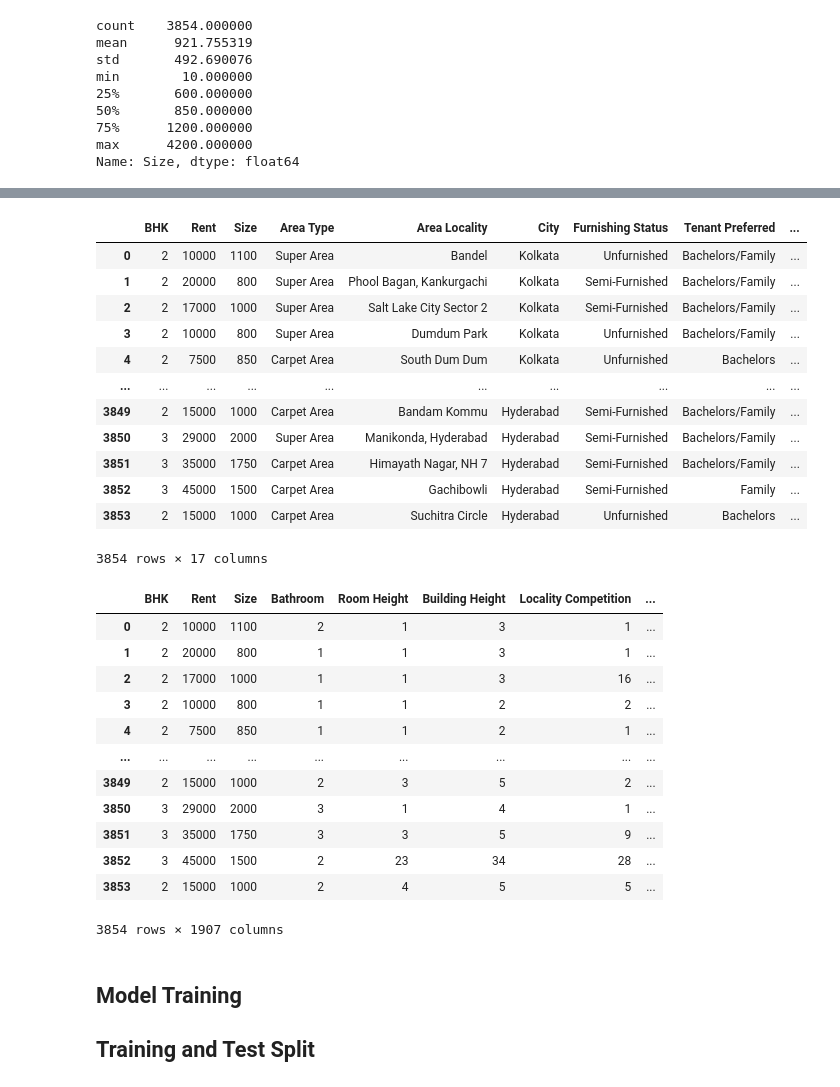
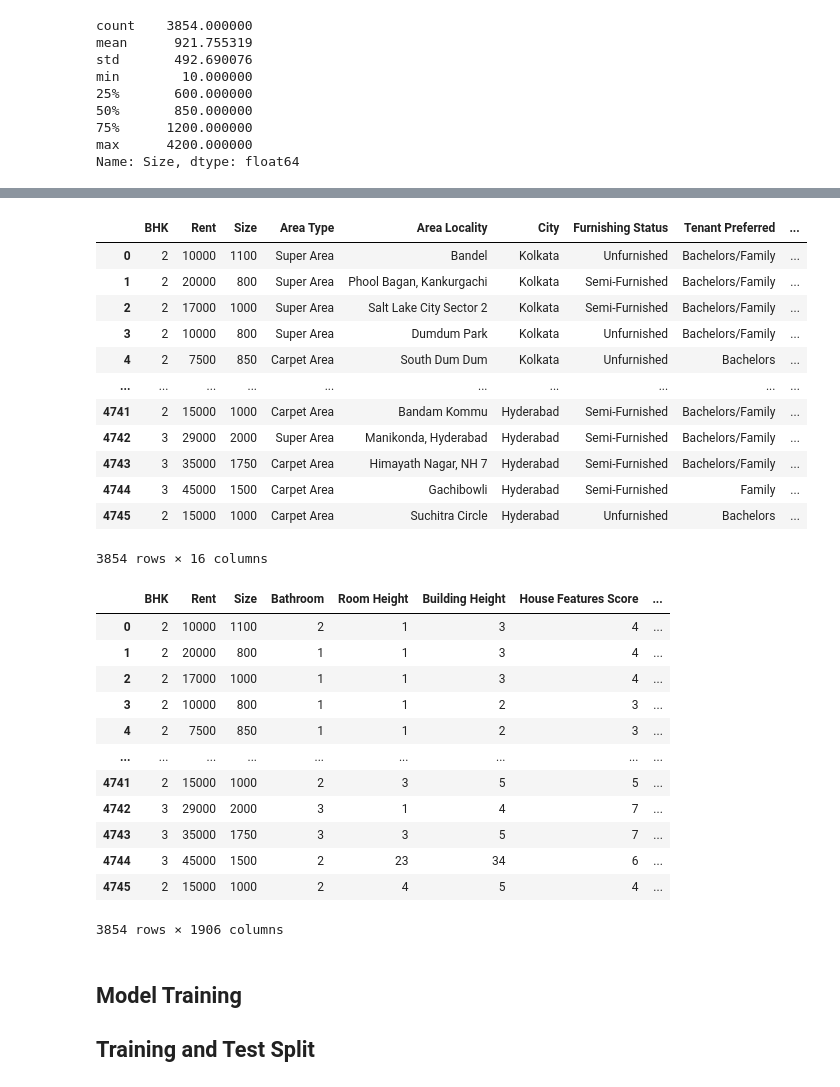
Before and after one commit to spadrejuan/CSELEC2C-LabExer1, a Jupyter notebook: Padrejuan - Lab Exercise 1 - Source Code.ipynb, the cells around one changed output, grey strips where cells are left out. Saved outputs shown, nothing was run; the diff lists cells and outputs as text; code cells hidden in the pictures.

```diff
--- a/Padrejuan - Lab Exercise 1 - Source Code.ipynb
+++ b/Padrejuan - Lab Exercise 1 - Source Code.ipynb
@@ -458,8 +390,8 @@ Name: Size, dtype: float64
 # Define bin ranges and labels
 bin_ranges = [0, 600, 850, 1200, float('inf')]
 bin_labels = ['Room', 'Unit', 'House', 'Complex']
-quantified_type['Size Category'] = pd.cut(quantified_type['Size'], bins=bin_ranges, labels=bin_labels)
-classified_size = quantified_type
+quantified_floor['Size Category'] = pd.cut(quantified_floor['Size'], bins=bin_ranges, labels=bin_labels)
+classified_size = quantified_floor
 # %%
 classified_size
 # %% [output]
@@ -478,0 +443,12 @@ classified_size
+# %%
+# Calculate the score based on BHK, Bathroom, and Furnishing Status
+def calculate_score(row):
+    score = row['BHK'] + row['Bathroom']
+    # Add incentives based on Furnishing Status
+    if row['Furnishing Status'] == 'Semi-Furnished':
+        score += 1
+    elif row['Furnishing Status'] == 'Furnished':
+        score += 2
+    return score
+classified_size['House Features Score'] = classified_size.apply(calculate_score, axis=1)
+house_features = classified_size
@@ -478,0 +471,10 @@ classified_size
+# %%
+# Concatenate the columns to create a new column 'Density'
+house_features['Location'] = house_features['Area Locality'] + '_' + house_features['Area Type'] + '_' + house_features['City']
+
+# Count the occurrences of each combination and create a new column 'Density Count'
+house_features['Density Count'] = house_features.groupby('Density')['Density'].transform('count')
+
+# Display the DataFrame
+density_count = house_features.drop(columns='Density')
+density_count
@@ -479,5 +495,5 @@ classified_size
 # %%
-final_data = classified_size.drop(columns=['Posted On']) # drop this since it does not give information
+final_data = density_count.drop(columns=['Posted On']) # drop this since it does not give information
 final_data # this will now be the final dataset for the model
 # %% [output]
 |  | BHK | Rent | Size | Area Type | Area Locality | City | Furnishing Status | Tenant Preferred | ... |
@@ -487,12 +503,12 @@ final_data # this will now be the final dataset for the model
 | 3 | 2 | 10000 | 800 | Super Area | Dumdum Park | Kolkata | Unfurnished | Bachelors/Family | ... |
 | 4 | 2 | 7500 | 850 | Carpet Area | South Dum Dum | Kolkata | Unfurnished | Bachelors | ... |
 | ... | ... | ... | ... | ... | ... | ... | ... | ... | ... |
-| 3849 | 2 | 15000 | 1000 | Carpet Area | Bandam Kommu | Hyderabad | Semi-Furnished | Bachelors/Family | ... |
-| 3850 | 3 | 29000 | 2000 | Super Area | Manikonda, Hyderabad | Hyderabad | Semi-Furnished | Bachelors/Family | ... |
-| 3851 | 3 | 35000 | 1750 | Carpet Area | Himayath Nagar, NH 7 | Hyderabad | Semi-Furnished | Bachelors/Family | ... |
-| 3852 | 3 | 45000 | 1500 | Carpet Area | Gachibowli | Hyderabad | Semi-Furnished | Family | ... |
-| 3853 | 2 | 15000 | 1000 | Carpet Area | Suchitra Circle | Hyderabad | Unfurnished | Bachelors | ... |
+| 4741 | 2 | 15000 | 1000 | Carpet Area | Bandam Kommu | Hyderabad | Semi-Furnished | Bachelors/Family | ... |
+| 4742 | 3 | 29000 | 2000 | Super Area | Manikonda, Hyderabad | Hyderabad | Semi-Furnished | Bachelors/Family | ... |
+| 4743 | 3 | 35000 | 1750 | Carpet Area | Himayath Nagar, NH 7 | Hyderabad | Semi-Furnished | Bachelors/Family | ... |
+| 4744 | 3 | 45000 | 1500 | Carpet Area | Gachibowli | Hyderabad | Semi-Furnished | Family | ... |
+| 4745 | 2 | 15000 | 1000 | Carpet Area | Suchitra Circle | Hyderabad | Unfurnished | Bachelors | ... |
-3854 rows × 17 columns
+3854 rows × 16 columns
 # %%
 def one_hot_encode(data, column, suffix=''):
     encoded = pd.get_dummies(data[column], drop_first=True, prefix=column+suffix)
@@ -510,27 +526,29 @@ def one_label_encode(data, column):
 # %%
 final_data = one_hot_encode(final_data, 'Area Type')
 final_data = one_hot_encode(final_data, 'Area Locality')
 final_data = one_hot_encode(final_data, 'City')
+#final_data = final_data.drop(columns=['Area Type', 'Area Locality', 'City'])
+final_data = one_hot_encode(final_data, 'Location')
 final_data = one_hot_encode(final_data, 'Furnishing Status')
 final_data = one_hot_encode(final_data, 'Tenant Preferred')
 final_data = one_hot_encode(final_data, 'Point of Contact')
 final_data = one_hot_encode(final_data, 'Building Classification')
 final_data = one_hot_encode(final_data, 'Size Category')
 final_data
 # %% [output]
-|  | BHK | Rent | Size | Bathroom | Room Height | Building Height | Locality Competition | ... |
-| 0 | 2 | 10000 | 1100 | 2 | 1 | 3 | 1 | ... |
-| 1 | 2 | 20000 | 800 | 1 | 1 | 3 | 1 | ... |
-| 2 | 2 | 17000 | 1000 | 1 | 1 | 3 | 16 | ... |
-| 3 | 2 | 10000 | 800 | 1 | 1 | 2 | 2 | ... |
-| 4 | 2 | 7500 | 850 | 1 | 1 | 2 | 1 | ... |
+|  | BHK | Rent | Size | Bathroom | Room Height | Building Height | House Features Score | ... |
+| 0 | 2 | 10000 | 1100 | 2 | 1 | 3 | 4 | ... |
+| 1 | 2 | 20000 | 800 | 1 | 1 | 3 | 4 | ... |
+| 2 | 2 | 17000 | 1000 | 1 | 1 | 3 | 4 | ... |
+| 3 | 2 | 10000 | 800 | 1 | 1 | 2 | 3 | ... |
+| 4 | 2 | 7500 | 850 | 1 | 1 | 2 | 3 | ... |
 | ... | ... | ... | ... | ... | ... | ... | ... | ... |
-| 3849 | 2 | 15000 | 1000 | 2 | 3 | 5 | 2 | ... |
-| 3850 | 3 | 29000 | 2000 | 3 | 1 | 4 | 1 | ... |
-| 3851 | 3 | 35000 | 1750 | 3 | 3 | 5 | 9 | ... |
-| 3852 | 3 | 45000 | 1500 | 2 | 23 | 34 | 28 | ... |
-| 3853 | 2 | 15000 | 1000 | 2 | 4 | 5 | 5 | ... |
+| 4741 | 2 | 15000 | 1000 | 2 | 3 | 5 | 5 | ... |
+| 4742 | 3 | 29000 | 2000 | 3 | 1 | 4 | 7 | ... |
+| 4743 | 3 | 35000 | 1750 | 3 | 3 | 5 | 7 | ... |
+| 4744 | 3 | 45000 | 1500 | 2 | 23 | 34 | 6 | ... |
+| 4745 | 2 | 15000 | 1000 | 2 | 4 | 5 | 4 | ... |
-3854 rows × 1907 columns
+3854 rows × 1906 columns
 # %% [markdown]
 ## Model Training
 ## Training and Test Split
```
Also changed, not shown: parts of 21 cells of this notebook.
